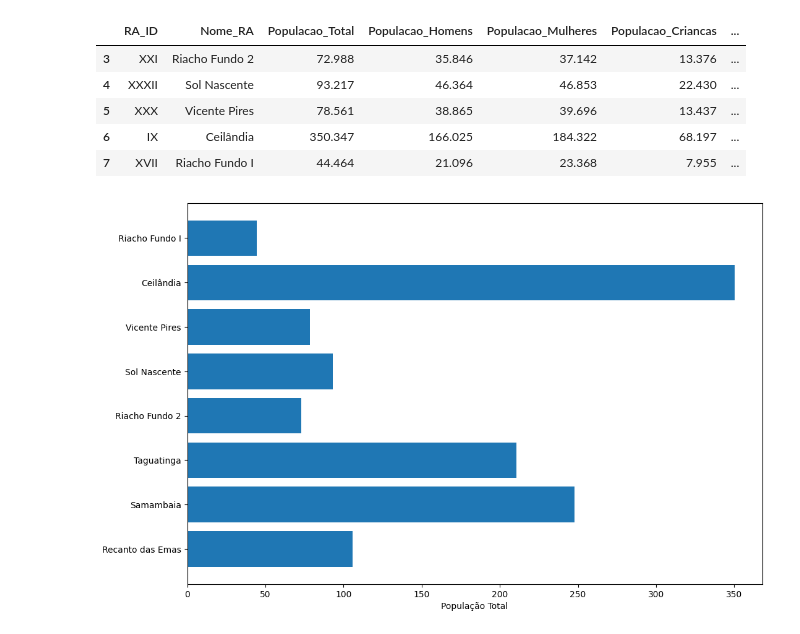
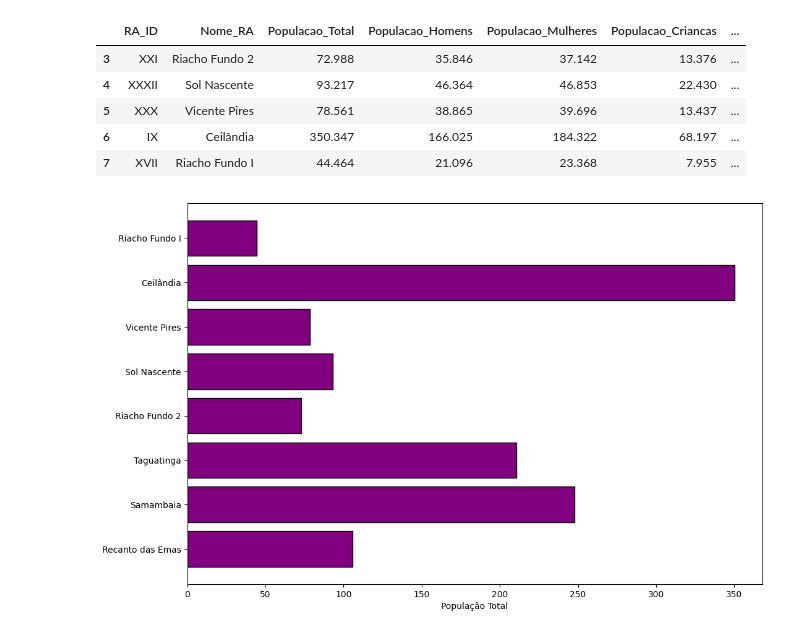
Before and after one commit to Andyjr-code/CURSONUMPY, a Jupyter notebook: aula4.ipynb, the cells around one changed output. Drawn from its saved outputs; the diff is of its cells as text; code cells hidden in the pictures.

```diff
--- a/aula4.ipynb
+++ b/aula4.ipynb
@@ -76,11 +76,11 @@ df.tail()
 # %%
 import pandas as pd
 import matplotlib.pyplot as plt
 
 
 plt.figure(figsize=(12, 8))
-plt.barh(df['Nome_RA'], df['Populacao_Total'])
+plt.barh(df['Nome_RA'], df['Populacao_Total'],color='purple',edgecolor='black')
 plt.xlabel('População Total')
 plt.show()
 # %% [output]
-[figure, old version]
+[figure, new version]
```
Also changed, not shown: parts of 2 cells of this notebook.
